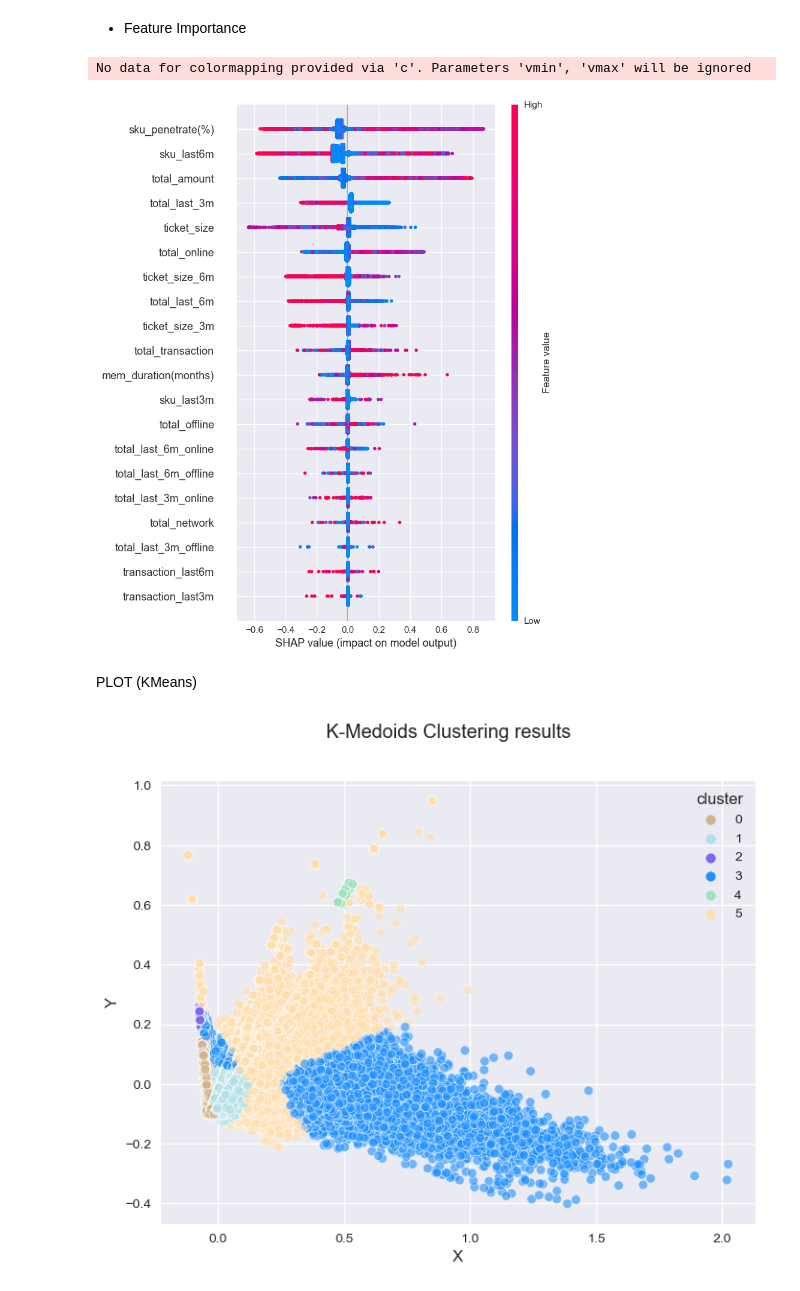
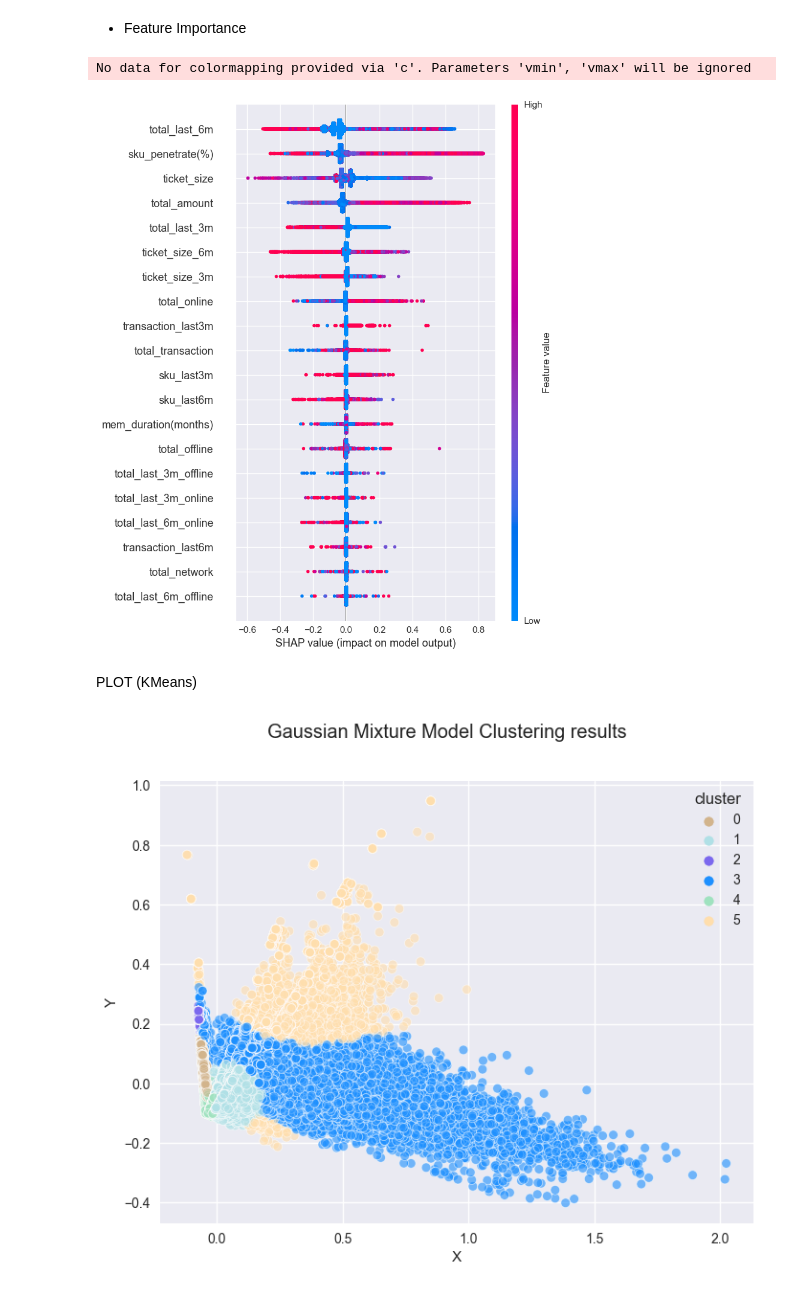
Before and after one commit to HikariJadeEmpire/AdvancedAnalytics-MADT8101, a Jupyter notebook: Week05_CustomerSegmentation/week5-Segmentation.ipynb, the cells around one changed output. Saved outputs shown, nothing was run; the diff lists cells and outputs as text; code cells hidden in the pictures.

```diff
--- a/Week05_CustomerSegmentation/week5-Segmentation.ipynb
+++ b/Week05_CustomerSegmentation/week5-Segmentation.ipynb
@@ -8,8 +8,8 @@ import matplotlib.pyplot as plt
 
 import datetime as dt
 # %%
-fdf = pd.read_csv("D:\DATA_Science\DATASET\WEEK05_AdvancedAnalytics\data_member.csv", index_col=0) # for Windows
-# fdf = pd.read_csv('~/Documents/DATAScience/TempBeforeGit/member and transaction data/data member.csv', index_col=0) # for MacOS
+# fdf = pd.read_csv("D:\DATA_Science\DATASET\WEEK05_AdvancedAnalytics\data_member.csv", index_col=0) # for Windows
+fdf = pd.read_csv('~/Documents/DATAScience/TempBeforeGit/member and transaction data/data member.csv', index_col=0) # for MacOS
 
 fdf.info()
 # %% [output]
@@ -27,14 +27,14 @@ dtypes: int64(2), object(3)
 memory usage: 27.0+ MB
 # %%
 ## FOR Windows
-t21_df = pd.read_csv("D:\DATA_Science\DATASET\WEEK05_AdvancedAnalytics\\new_transaction 2021.csv", index_col=0)
-t22_df = pd.read_csv("D:\DATA_Science\DATASET\WEEK05_AdvancedAnalytics\\new_transaction 2022.csv", index_col=0)
-t23_df = pd.read_csv("D:\DATA_Science\DATASET\WEEK05_AdvancedAnalytics\\new_transaction 2023.csv", index_col=0)
+# t21_df = pd.read_csv("D:\DATA_Science\DATASET\WEEK05_AdvancedAnalytics\\new_transaction 2021.csv", index_col=0)
+# t22_df = pd.read_csv("D:\DATA_Science\DATASET\WEEK05_AdvancedAnalytics\\new_transaction 2022.csv", index_col=0)
+# t23_df = pd.read_csv("D:\DATA_Science\DATASET\WEEK05_AdvancedAnalytics\\new_transaction 2023.csv", index_col=0)
 
 ## FOR Mac
-# t21_df = pd.read_csv('~/Documents/DATAScience/TempBeforeGit/member and transaction data/new_transaction 2021.csv', index_col=0)
-# t22_df = pd.read_csv('~/Documents/DATAScience/TempBeforeGit/member and transaction data/new_transaction 2022.csv', index_col=0)
-# t23_df = pd.read_csv('~/Documents/DATAScience/TempBeforeGit/member and transaction data/new_transaction 2023.csv', index_col=0)
+t21_df = pd.read_csv('~/Documents/DATAScience/TempBeforeGit/member and transaction data/new_transaction 2021.csv', index_col=0)
+t22_df = pd.read_csv('~/Documents/DATAScience/TempBeforeGit/member and transaction data/new_transaction 2022.csv', index_col=0)
+t23_df = pd.read_csv('~/Documents/DATAScience/TempBeforeGit/member and transaction data/new_transaction 2023.csv', index_col=0)
 
 tall_df = pd.concat([t21_df,t22_df,t23_df])
 tall_df.info()
@@ -58,15 +58,15 @@ memory usage: 315.0+ MB
 # %%
 ## for Windows
 
-ff = pd.read_csv('D:\DATA_Science\DATASET\WEEK05_AdvancedAnalytics\\transaction 2021.csv', index_col=0)
-ff1 = pd.read_csv('D:\DATA_Science\DATASET\WEEK05_AdvancedAnalytics\\transaction 2022.csv', index_col=0)
-ff2 = pd.read_csv('D:\DATA_Science\DATASET\WEEK05_AdvancedAnalytics\\transaction 2023.csv', index_col=0)
+# ff = pd.read_csv('D:\DATA_Science\DATASET\WEEK05_AdvancedAnalytics\\transaction 2021.csv', index_col=0)
+# ff1 = pd.read_csv('D:\DATA_Science\DATASET\WEEK05_AdvancedAnalytics\\transaction 2022.csv', index_col=0)
+# ff2 = pd.read_csv('D:\DATA_Science\DATASET\WEEK05_AdvancedAnalytics\\transaction 2023.csv', index_col=0)
 
 ## for MacOS
 
-# ff = pd.read_csv('~/Documents/DATAScience/TempBeforeGit/member and transaction data/transaction 2021.csv', index_col=0)
-# ff1 = pd.read_csv('~/Documents/DATAScience/TempBeforeGit/member and transaction data/transaction 2022.csv', index_col=0)
-# ff2 = pd.read_csv('~/Documents/DATAScience/TempBeforeGit/member and transaction data/transaction 2023.csv', index_col=0)
+ff = pd.read_csv('~/Documents/DATAScience/TempBeforeGit/member and transaction data/transaction 2021.csv', index_col=0)
+ff1 = pd.read_csv('~/Documents/DATAScience/TempBeforeGit/member and transaction data/transaction 2022.csv', index_col=0)
+ff2 = pd.read_csv('~/Documents/DATAScience/TempBeforeGit/member and transaction data/transaction 2023.csv', index_col=0)
 
 o_df = pd.concat([ff,ff1,ff2])
 o_df.info()
@@ -171,18 +171,18 @@ j8 = pd.DataFrame(o_df.loc[(o_df['payment_date'] > dt.datetime(2023, 1, 1))
 
 ############################################################################################################
 
-j9 = pd.DataFrame(fdf.groupby(by=['sponsor'])['ent'].apply(lambda x: x.count())
+j9 = pd.DataFrame(fdf.groupby(by=['sponsor'])['ent'].apply(lambda x: x.nunique())
                   ).rename(columns={'ent':'total_network'})
 j10 = o_df.loc[o_df['payment_date'] > dt.datetime(2023, 4, 1),['ent']]
 j10 = pd.merge(j10, fdf.loc[:,['ent','sponsor']], how='left', left_on=['ent'], right_on=['ent'])
 
-j10 = pd.DataFrame(j10.groupby(by=['sponsor'])['ent'].apply(lambda x: x.count())
+j10 = pd.DataFrame(j10.groupby(by=['sponsor'])['ent'].apply(lambda x: x.nunique())
                    ).rename(columns={'ent':'network_last_3m'})
 
 j11 = o_df.loc[o_df['payment_date'] > dt.datetime(2023, 1, 1),['ent']]
 j11 = pd.merge(j11, fdf.loc[:,['ent','sponsor']], how='left', left_on=['ent'], right_on=['ent'])
 
-j11 = pd.DataFrame(j11.groupby(by=['sponsor'])['ent'].apply(lambda x: x.count())
+j11 = pd.DataFrame(j11.groupby(by=['sponsor'])['ent'].apply(lambda x: x.nunique())
                    ).rename(columns={'ent':'network_last_6m'})
 
 ############################################################################################################
@@ -508,26 +510,26 @@ shap_values = explainer.shap_values(X_test)
 shap.summary_plot(shap_values[1], X_test)
 # %% [output]
 No data for colormapping provided via 'c'. Parameters 'vmin', 'vmax' will be ignored
-[figure, old version]
+[figure, new version]
 # %% [markdown]
 PLOT (KMeans)
 # %%
 # Getting unique labels
 
 dfk['cluster'] = df['cluster']
 
 # plotting the results:
 
 plt.style.use('seaborn-v0_8')
 
 fig, axe = plt.subplots(figsize=(8,6))
 
 color_dict = dict({0:'#D2B48C', 1:'#B0E0E6',
                   2: '#7B68EE',3: '#1E90FF',4: '#9FE2BF',5: '#FFDEAD'})
 
 g = sns.scatterplot(data = dfk , x=0, y=1, hue="cluster", ax=axe ,alpha=0.6, palette=color_dict)
 axe.set(xlabel='X', ylabel='Y')
-fig.suptitle("K-Medoids Clustering results")
+fig.suptitle("Gaussian Mixture Model Clustering results")
 plt.show()
 # %% [output]
-[figure, old version]
+[figure, new version]
```
Also changed, not shown: parts of 4 cells of this notebook, 1 other file.
